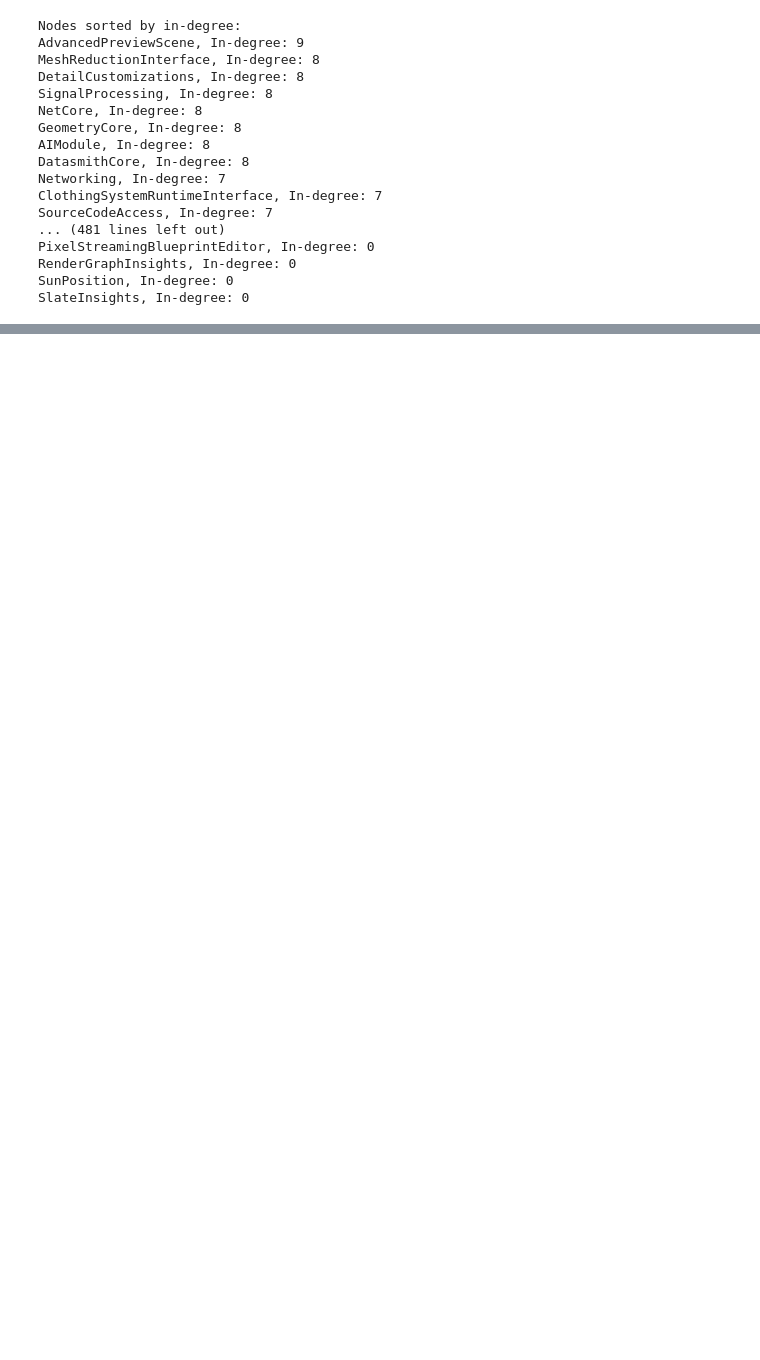
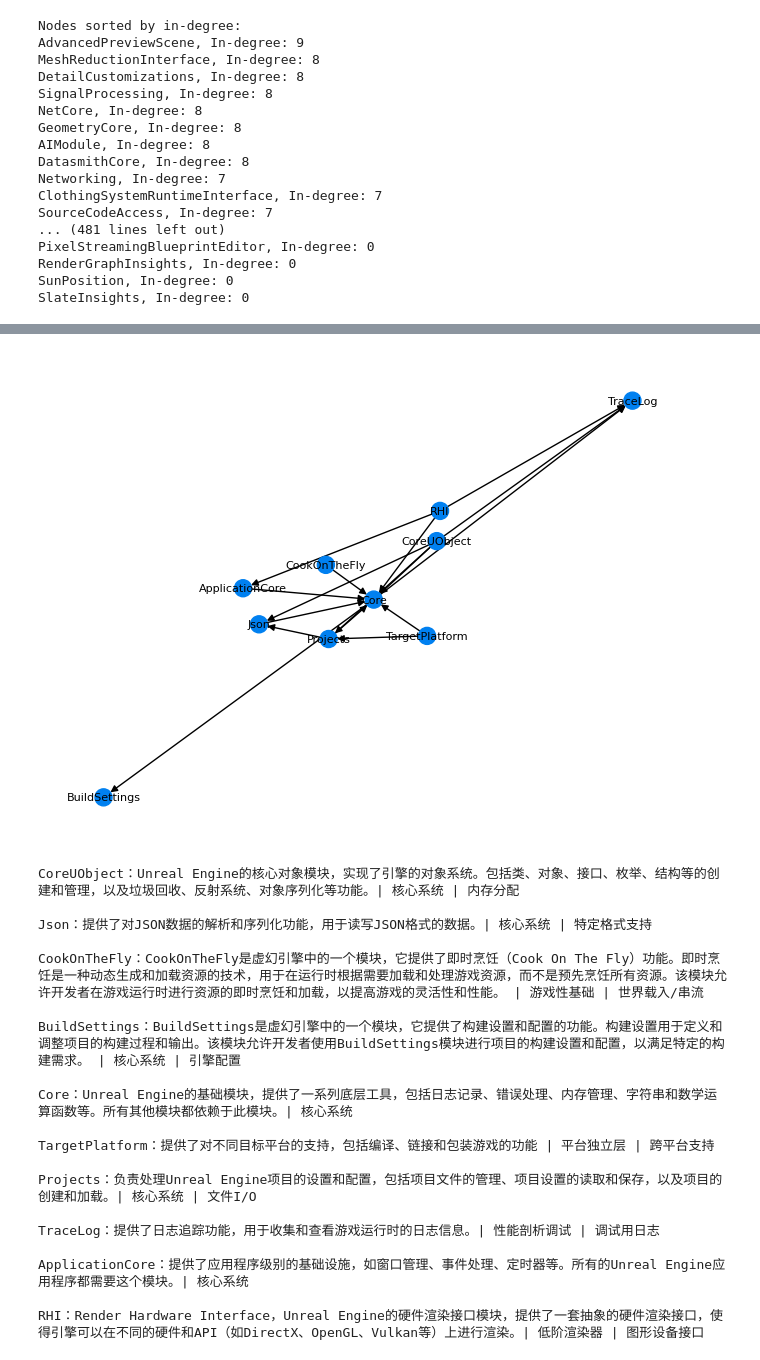
Before and after one commit to zoheth/UE-Trim, a Jupyter notebook: visualization.ipynb, the cells around one changed output, grey strips where cells are left out. Drawn from its saved outputs; the diff is of its cells as text; code cells hidden in the pictures; blank space fills up the shorter version.

```diff
--- a/visualization.ipynb
+++ b/visualization.ipynb
@@ -71,0 +77,42 @@ SequencerScriptingEditor：SequencerScripting 模块用于实现时间轴（Sequ
+# %%
+def bfs_subgraph(start_node, depth):
+    # Initialize an empty set for visited nodes and a queue for BFS
+    visited = set()
+    queue = [(start_node, 0)]  # Queue of tuples (node, current_depth)
+    while queue:
+        current_node, current_depth = queue.pop(0)
+        if current_depth < depth:
+            for neighbor in G_full.neighbors(current_node):
+                if neighbor not in visited:
+                    visited.add(neighbor)
+                    queue.append((neighbor, current_depth + 1))
+    subgraph = G_full.subgraph(visited).copy()
+
+    return subgraph
+
+def observe_2(node,depth):
+    H = bfs_subgraph(node,depth)
+    draw(H, node)
+# %%
+observe_2("RenderCore",1)
+# %% [output]
+[figure, added]
+CoreUObject：Unreal Engine的核心对象模块，实现了引擎的对象系统。包括类、对象、接口、枚举、结构等的创建和管理，以及垃圾回收、反射系统、对象序列化等功能。| 核心系统 | 内存分配
+
+Json：提供了对JSON数据的解析和序列化功能，用于读写JSON格式的数据。| 核心系统 | 特定格式支持
+
+CookOnTheFly：CookOnTheFly是虚幻引擎中的一个模块，它提供了即时烹饪（Cook On The Fly）功能。即时烹饪是一种动态生成和加载资源的技术，用于在运行时根据需要加载和处理游戏资源，而不是预先烹饪所有资源。该模块允许开发者在游戏运行时进行资源的即时烹饪和加载，以提高游戏的灵活性和性能。 | 游戏性基础 | 世界载入/串流
+
+BuildSettings：BuildSettings是虚幻引擎中的一个模块，它提供了构建设置和配置的功能。构建设置用于定义和调整项目的构建过程和输出。该模块允许开发者使用BuildSettings模块进行项目的构建设置和配置，以满足特定的构建需求。 | 核心系统 | 引擎配置
+
+Core：Unreal Engine的基础模块，提供了一系列底层工具，包括日志记录、错误处理、内存管理、字符串和数学运算函数等。所有其他模块都依赖于此模块。| 核心系统
+
+TargetPlatform：提供了对不同目标平台的支持，包括编译、链接和包装游戏的功能 | 平台独立层 | 跨平台支持
+
+Projects：负责处理Unreal Engine项目的设置和配置，包括项目文件的管理、项目设置的读取和保存，以及项目的创建和加载。| 核心系统 | 文件I/O
+
+TraceLog：提供了日志追踪功能，用于收集和查看游戏运行时的日志信息。| 性能剖析调试 | 调试用日志
+
+ApplicationCore：提供了应用程序级别的基础设施，如窗口管理、事件处理、定时器等。所有的Unreal Engine应用程序都需要这个模块。| 核心系统
+
+RHI：Render Hardware Interface，Unreal Engine的硬件渲染接口模块，提供了一套抽象的硬件渲染接口，使得引擎可以在不同的硬件和API（如DirectX、OpenGL、Vulkan等）上进行渲染。| 低阶渲染器 | 图形设备接口
```
Also changed, not shown: parts of 4 cells of this notebook, 1 other file.
